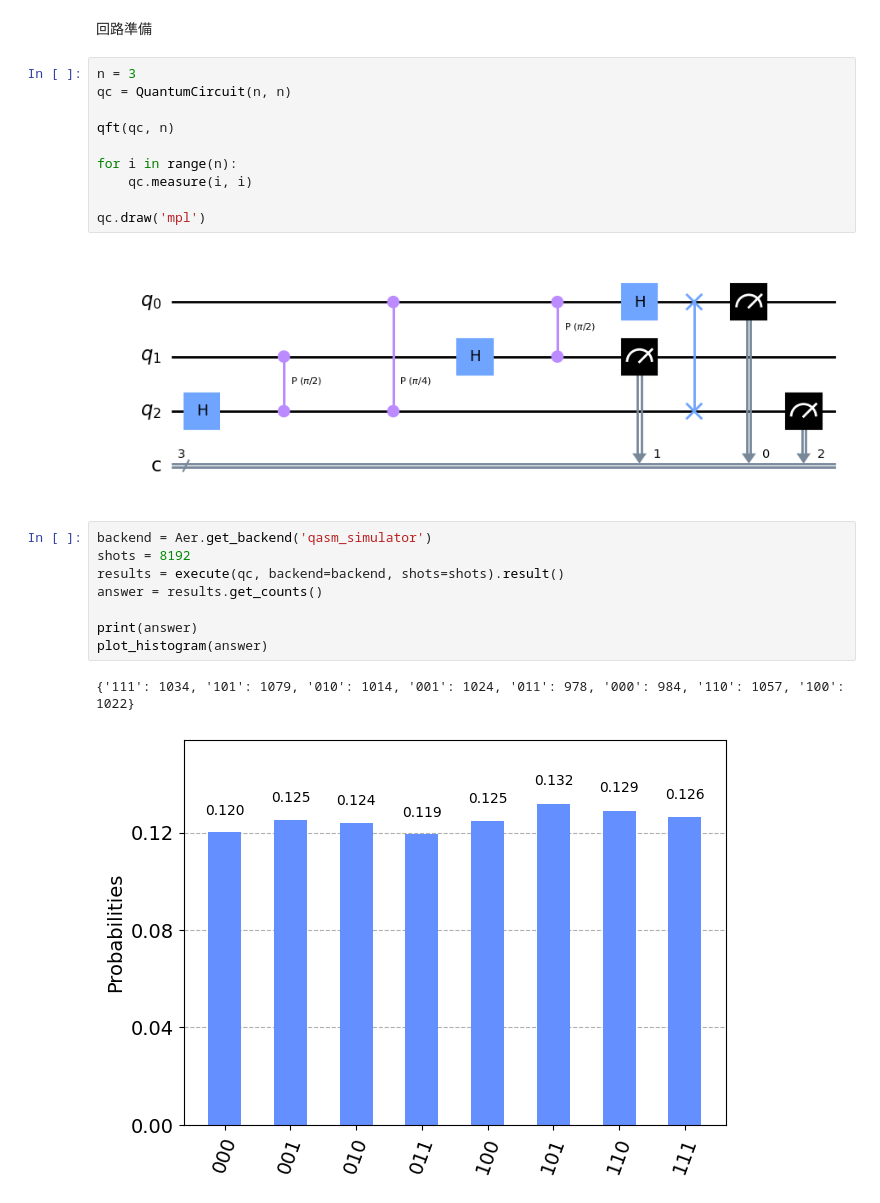
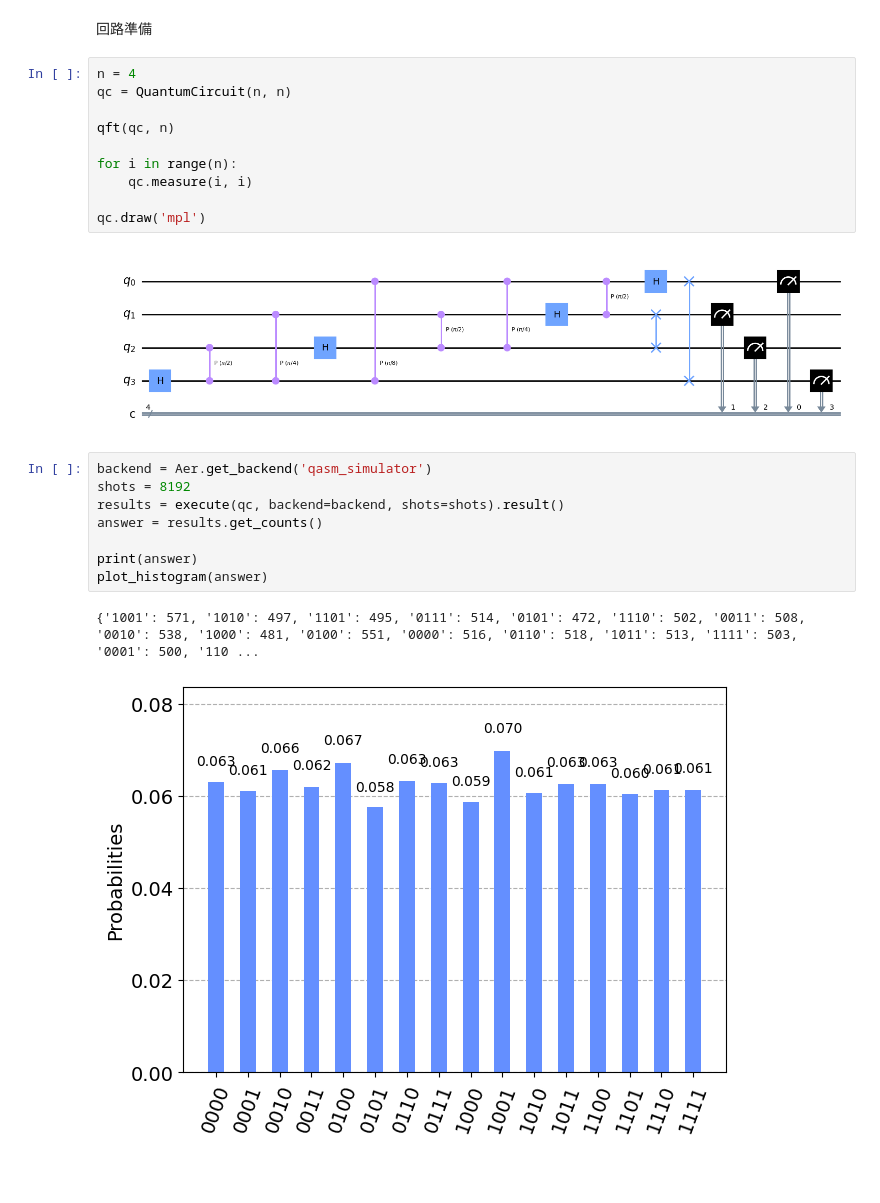
Before and after one commit to moken20/QC-Research, a Jupyter notebook: Quantum Fourier Transforamation.ipynb, the cells around one changed output. Drawn from its saved outputs; the diff is of its cells as text; blank space fills up the shorter version.

```diff
--- a/Quantum Fourier Transforamation.ipynb
+++ b/Quantum Fourier Transforamation.ipynb
@@ -20,17 +20,17 @@ def qft(circuit, i):
 # %% [markdown]
 回路準備
 # %%
-n = 3
+n = 4
 qc = QuantumCircuit(n, n)
 
 qft(qc, n)
 
 for i in range(n):
     qc.measure(i, i)
 
 qc.draw('mpl')
 # %% [output]
-[figure, old version]
+[figure, new version]
 # %%
 backend = Aer.get_backend('qasm_simulator')
 shots = 8192
@@ -40,5 +40,5 @@ answer = results.get_counts()
 print(answer)
 plot_histogram(answer)
 # %% [output]
-{'111': 1034, '101': 1079, '010': 1014, '001': 1024, '011': 978, '000': 984, '110': 1057, '100': 1022}
+{'1001': 571, '1010': 497, '1101': 495, '0111': 514, '0101': 472, '1110': 502, '0011': 508, '0010': 538, '1000': 481, '0100': 551, '0000': 516, '0110': 518, '1011': 513, '1111': 503, '0001': 500, '110 ...
-[figure, old version]
+[figure, new version]
```
Also changed, not shown: 1 other file.
